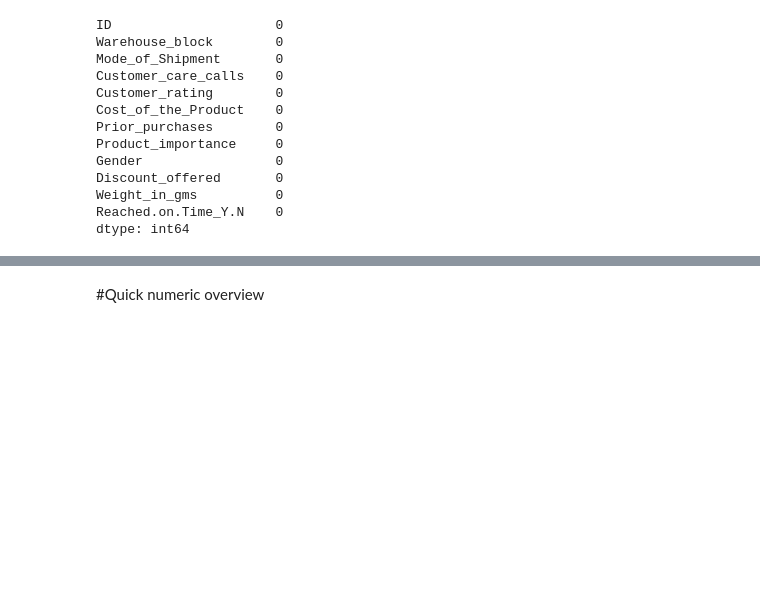
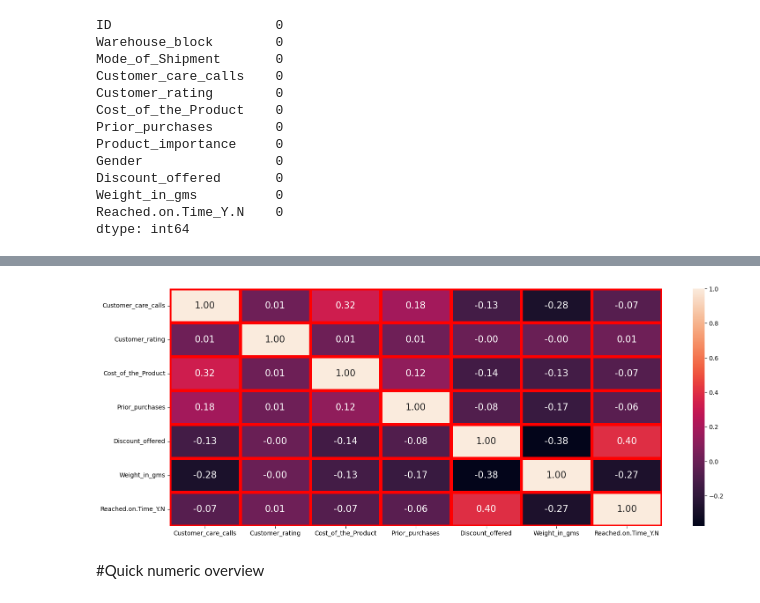
Before and after one commit to Srinivas98-de/Shipping-data-analysis, a Jupyter notebook: notebooks/E Commerce Shipping Data Analysis.ipynb, the cells around one changed output, grey strips where cells are left out. Cells and saved outputs as stored; diff of their text form; code cells hidden in the pictures; blank space fills up the shorter version.

```diff
--- a/notebooks/E Commerce Shipping Data Analysis.ipynb
+++ b/notebooks/E Commerce Shipping Data Analysis.ipynb
@@ -83,2 +95,9 @@ dtype: int64
+# %%
+# heatmap of the data for checking the correlation between the features and target column.
+plt.figure(figsize = (18, 7))
+sns.heatmap(df.corr(numeric_only=True), annot = True, fmt = '0.2f', annot_kws = {'size' : 15}, linewidth = 5, linecolor = 'Red')
+plt.show()
+# %% [output]
+[figure, added]
 # %% [markdown]
 #Quick numeric overview
```
Also changed, not shown: parts of 18 cells of this notebook, 3 other files.
